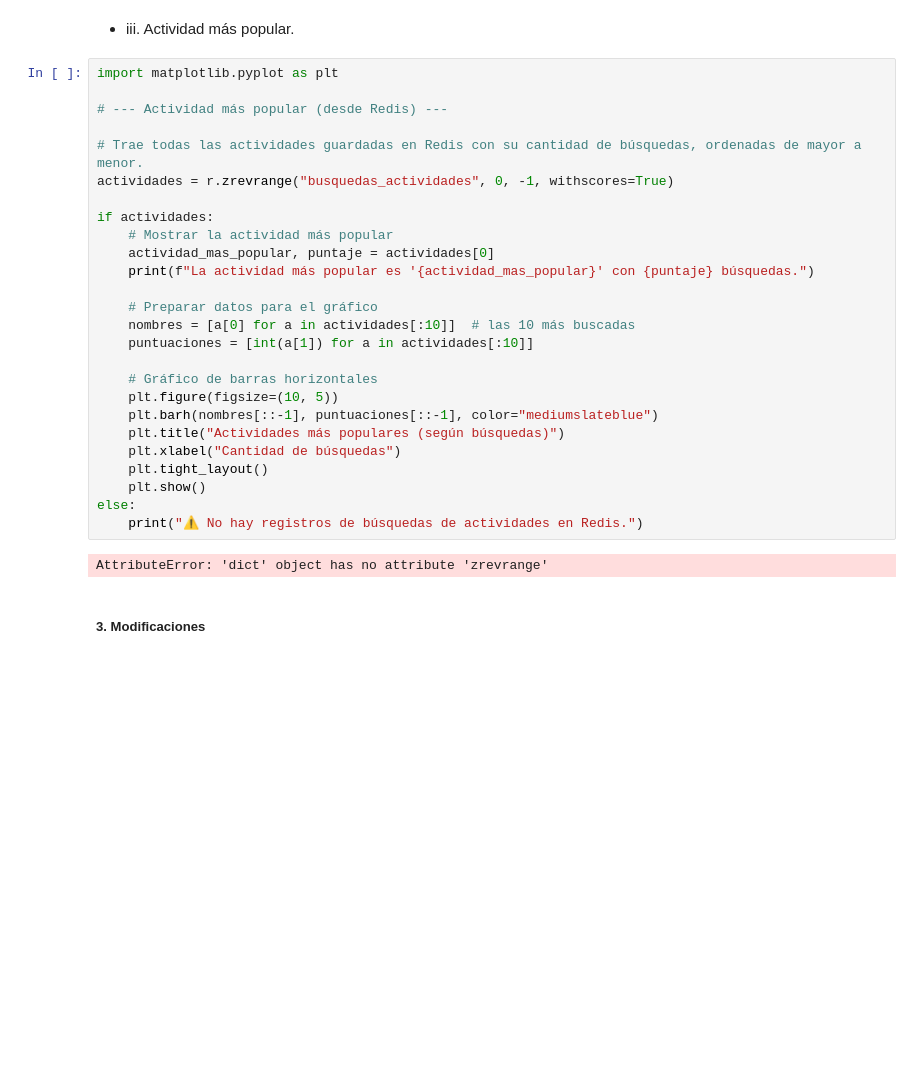
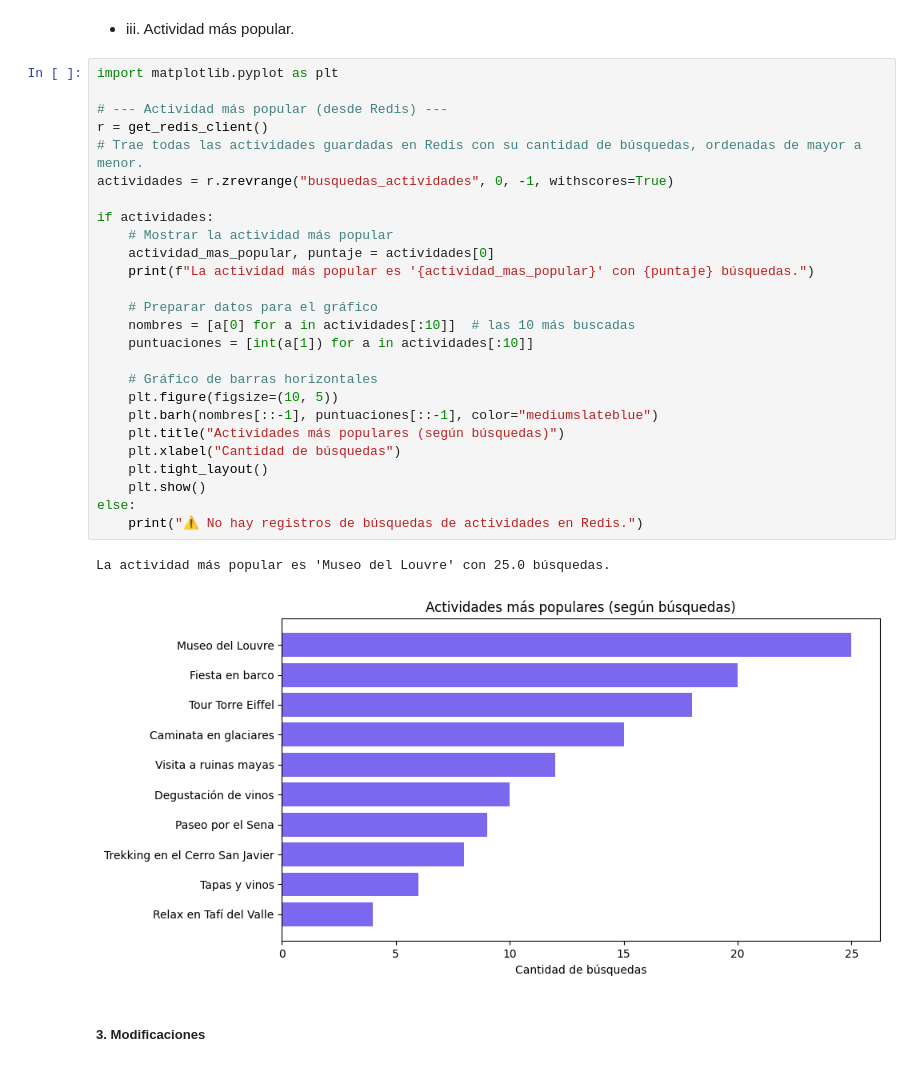
Before and after one commit to DaiValdez/Trabajo_integrador, a Jupyter notebook: notebooks/trabajo_integrador.ipynb, the cells around one changed output. Drawn from its saved outputs; the diff is of its cells as text; blank space fills up the shorter version.

```diff
--- a/notebooks/trabajo_integrador.ipynb
+++ b/notebooks/trabajo_integrador.ipynb
@@ -601,31 +613,32 @@ El hotel más barato es Altos del Norte (Jujuy) con un precio de $60000.
 # %%
 import matplotlib.pyplot as plt
 
 # --- Actividad más popular (desde Redis) ---
-
+r = get_redis_client()
 # Trae todas las actividades guardadas en Redis con su cantidad de búsquedas, ordenadas de mayor a menor.
 actividades = r.zrevrange("busquedas_actividades", 0, -1, withscores=True)
 
 if actividades:
     # Mostrar la actividad más popular
     actividad_mas_popular, puntaje = actividades[0]
     print(f"La actividad más popular es '{actividad_mas_popular}' con {puntaje} búsquedas.")
 
     # Preparar datos para el gráfico
     nombres = [a[0] for a in actividades[:10]]  # las 10 más buscadas
     puntuaciones = [int(a[1]) for a in actividades[:10]]
 
     # Gráfico de barras horizontales
     plt.figure(figsize=(10, 5))
     plt.barh(nombres[::-1], puntuaciones[::-1], color="mediumslateblue")
     plt.title("Actividades más populares (según búsquedas)")
     plt.xlabel("Cantidad de búsquedas")
     plt.tight_layout()
     plt.show()
 else:
     print("⚠️ No hay registros de búsquedas de actividades en Redis.")
 # %% [output]
-AttributeError: 'dict' object has no attribute 'zrevrange'
+La actividad más popular es 'Museo del Louvre' con 25.0 búsquedas.
+[figure, added]
 # %% [markdown]
 ##### 3. Modificaciones
 # %% [markdown]
```
Also changed, not shown: parts of 22 cells of this notebook.
